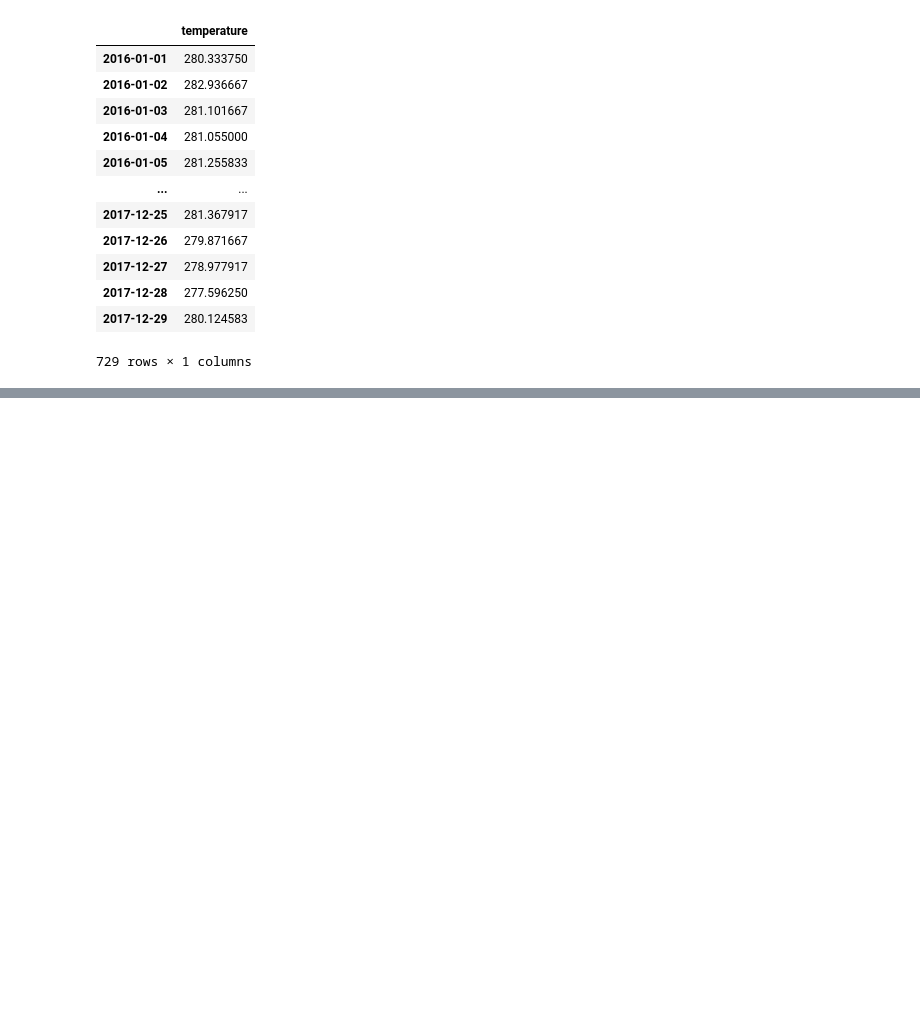
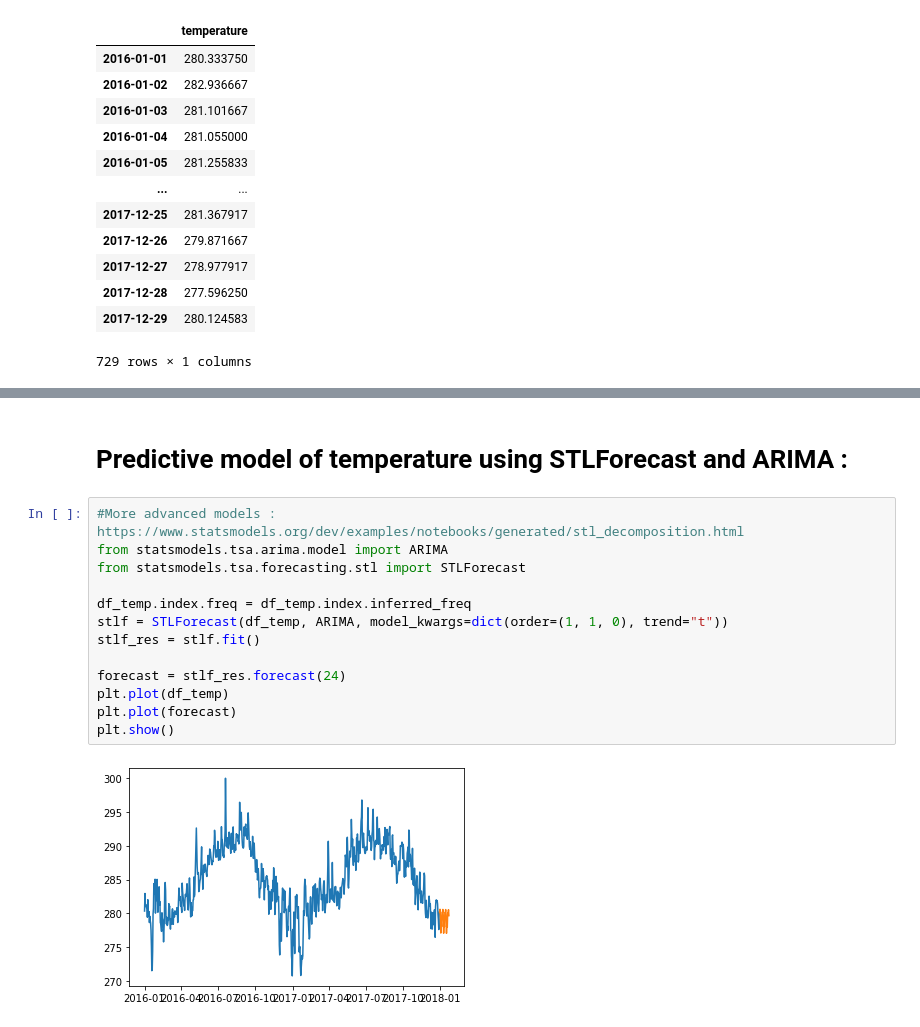
Before and after one commit to LetenoThibaud/Defi-IA-2022-Rain-Frogs, a Jupyter notebook: Seasonality_analysis.ipynb, the cells around one changed output, grey strips where cells are left out. Cells and saved outputs as stored; diff of their text form; blank space fills up the shorter version.

```diff
--- a/Seasonality_analysis.ipynb
+++ b/Seasonality_analysis.ipynb
@@ -124,0 +132,17 @@ sd.plot()
+# %% [markdown]
+# Predictive model of temperature using STLForecast and ARIMA :
+# %%
+#More advanced models : https://www.statsmodels.org/dev/examples/notebooks/generated/stl_decomposition.html
+from statsmodels.tsa.arima.model import ARIMA
+from statsmodels.tsa.forecasting.stl import STLForecast
+
+df_temp.index.freq = df_temp.index.inferred_freq
+stlf = STLForecast(df_temp, ARIMA, model_kwargs=dict(order=(1, 1, 0), trend="t"))
+stlf_res = stlf.fit()
+
+forecast = stlf_res.forecast(24)
+plt.plot(df_temp)
+plt.plot(forecast)
+plt.show()
+# %% [output]
+[figure, added]
```
Also changed, not shown: parts of 4 cells of this notebook.
